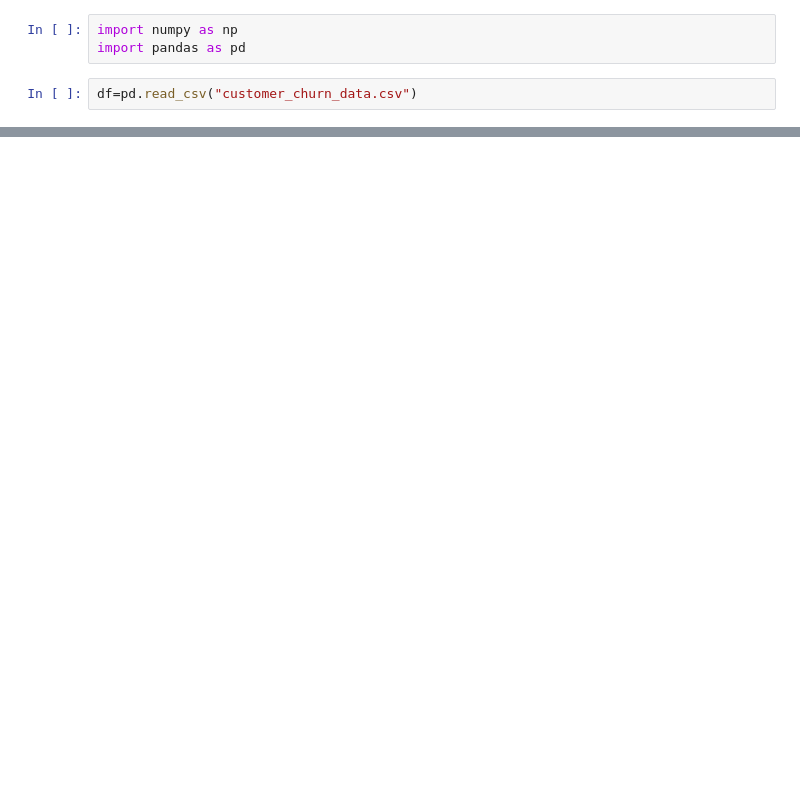
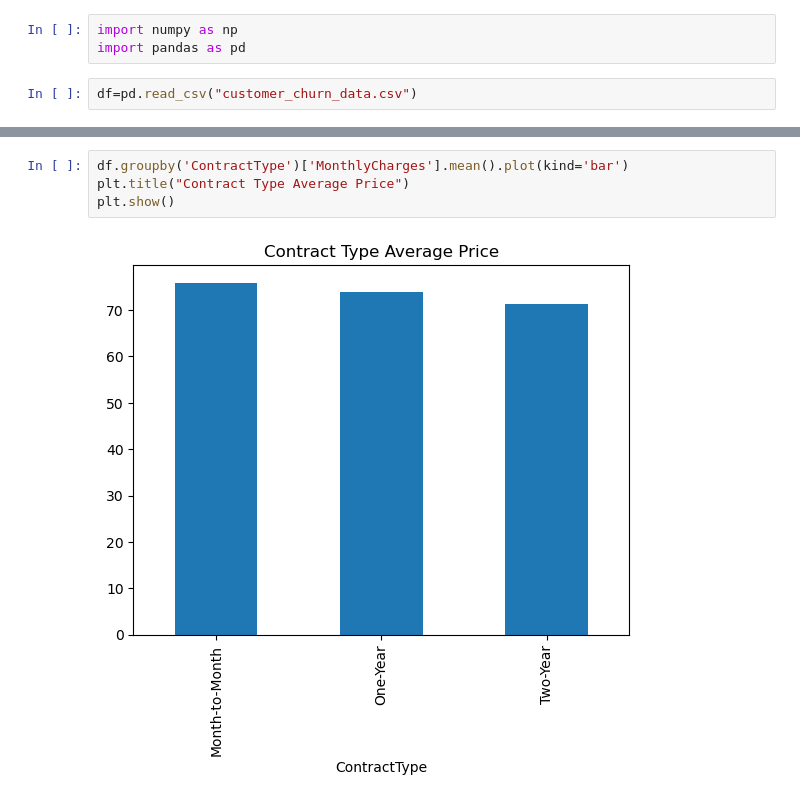
Before and after one commit to ajayanta/customer-churn-prediction, a Jupyter notebook: customer-churn-prediction.ipynb, the cells around one changed output, grey strips where cells are left out. Saved outputs shown, nothing was run; the diff lists cells and outputs as text; blank space fills up the shorter version.

```diff
--- a/customer-churn-prediction.ipynb
+++ b/customer-churn-prediction.ipynb
@@ -16,0 +155,6 @@ df.head()
+# %%
+df.groupby('ContractType')['MonthlyCharges'].mean().plot(kind='bar')
+plt.title("Contract Type Average Price")
+plt.show()
+# %% [output]
+[figure, added]
```
Also changed, not shown: parts of 30 cells of this notebook.
